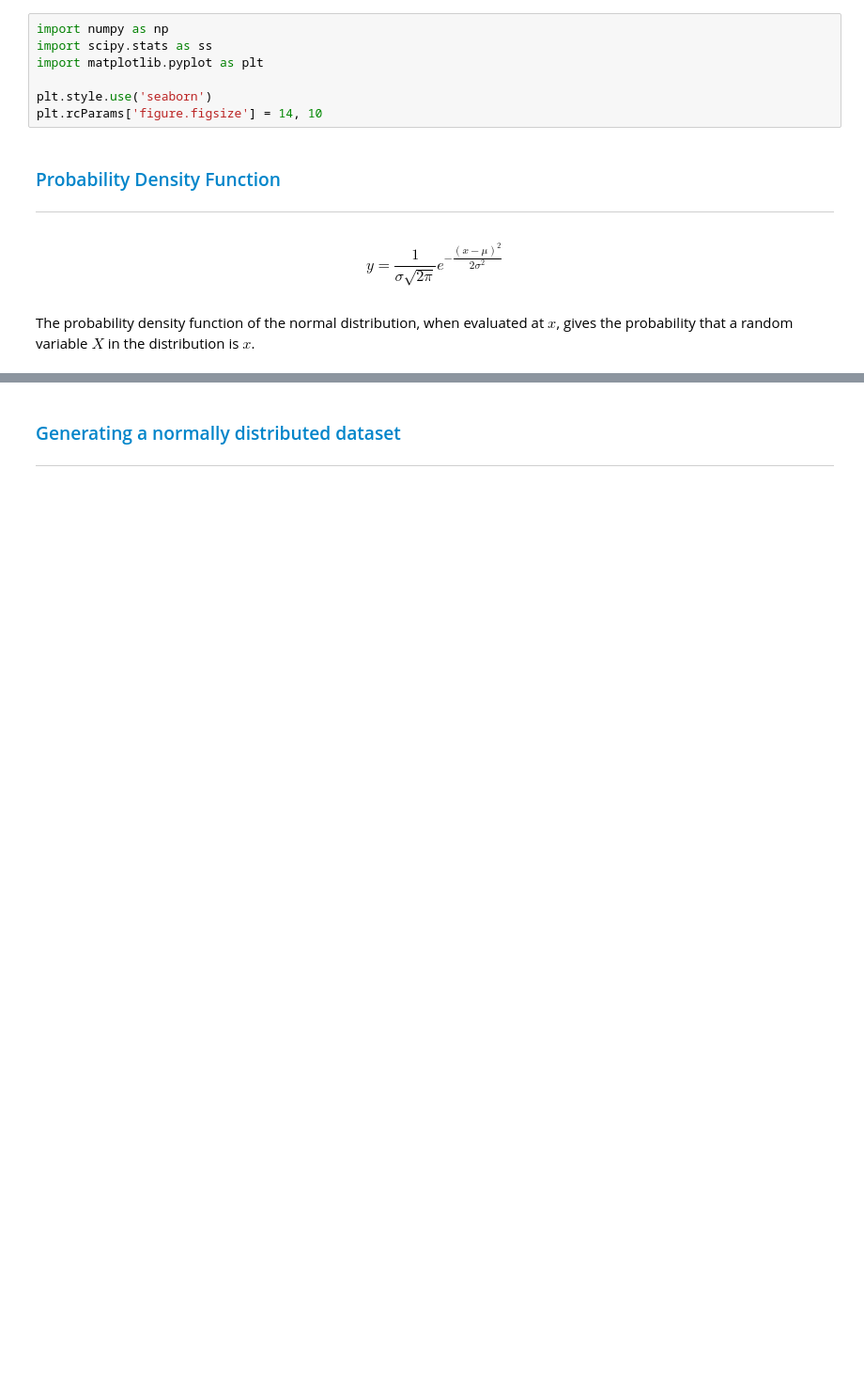
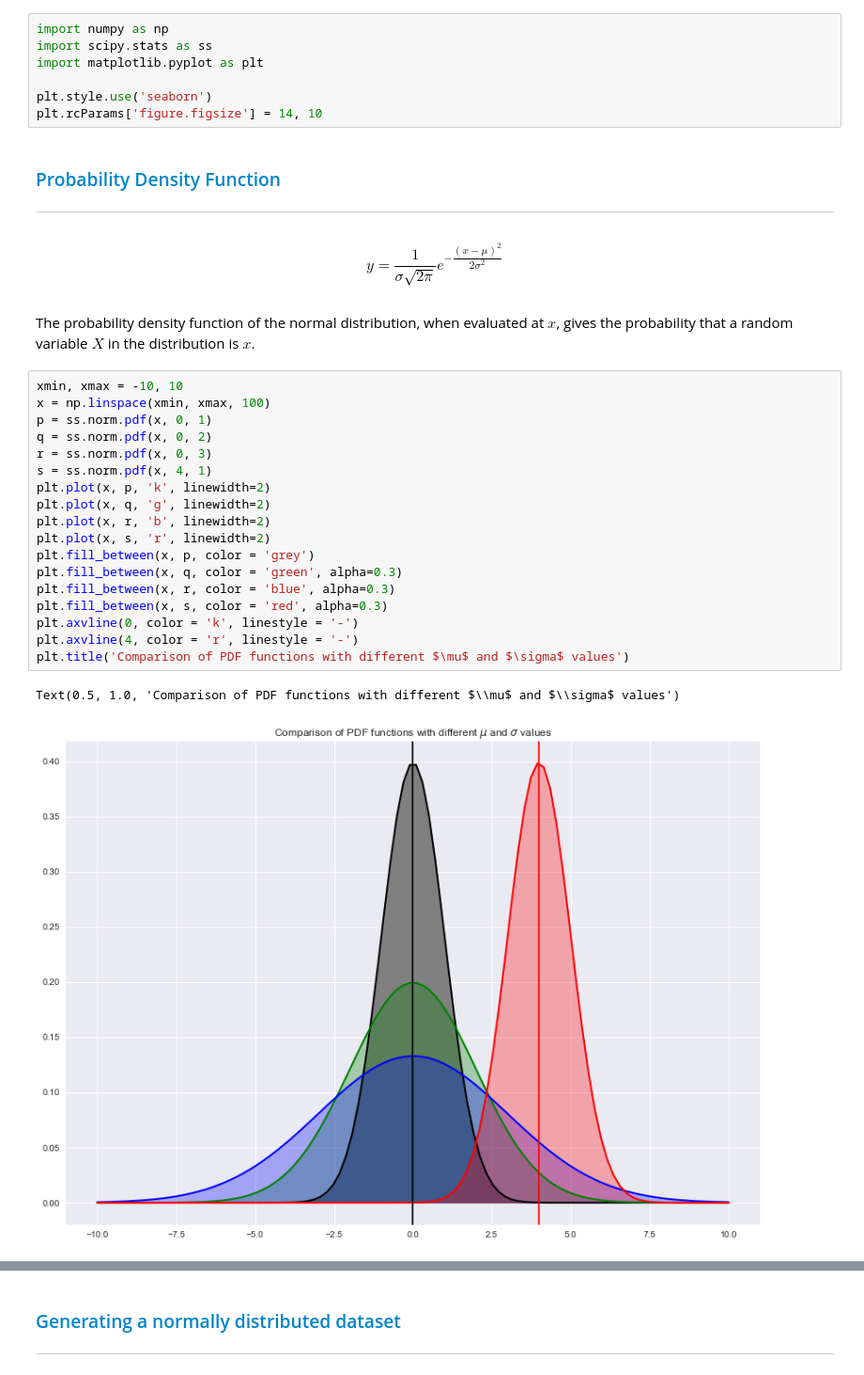
Before and after one commit to dreapadoir/FundDA, a Jupyter notebook: Normal Distribution.ipynb, the cells around one changed output, grey strips where cells are left out. Shown at 94% size. Drawn from its saved outputs; the diff is of its cells as text; blank space fills up the shorter version.

```diff
--- a/Normal Distribution.ipynb
+++ b/Normal Distribution.ipynb
@@ -23,6 +23,27 @@ y = \dfrac{1}{\sigma \sqrt{2\pi}}e^{-\dfrac{(x-\mu)^{2}}{2\sigma^{2}}}
 $$
 # %% [markdown]
 The probability density function of the normal distribution, when evaluated at $x$, gives the probability that a random variable $X$ in the distribution is $x$.
+# %%
+xmin, xmax = -10, 10
+x = np.linspace(xmin, xmax, 100)
+p = ss.norm.pdf(x, 0, 1)
+q = ss.norm.pdf(x, 0, 2)
+r = ss.norm.pdf(x, 0, 3)
+s = ss.norm.pdf(x, 4, 1)
+plt.plot(x, p, 'k', linewidth=2)
+plt.plot(x, q, 'g', linewidth=2)
+plt.plot(x, r, 'b', linewidth=2)
+plt.plot(x, s, 'r', linewidth=2)
+plt.fill_between(x, p, color = 'grey')
+plt.fill_between(x, q, color = 'green', alpha=0.3)
+plt.fill_between(x, r, color = 'blue', alpha=0.3)
+plt.fill_between(x, s, color = 'red', alpha=0.3)
+plt.axvline(0, color = 'k', linestyle = '-')
+plt.axvline(4, color = 'r', linestyle = '-')
+plt.title('Comparison of PDF functions with different $\mu$ and $\sigma$ values')
+# %% [output]
+Text(0.5, 1.0, 'Comparison of PDF functions with different $\\mu$ and $\\sigma$ values')
+[figure, added]
 # %%
 print("The PDF of 0 is {}".format(ss.norm().pdf(0)))
 print("The PDF of 1 is {}".format(ss.norm().pdf(1)))
```
Also changed, not shown: parts of 11 cells of this notebook, 1 other file.
